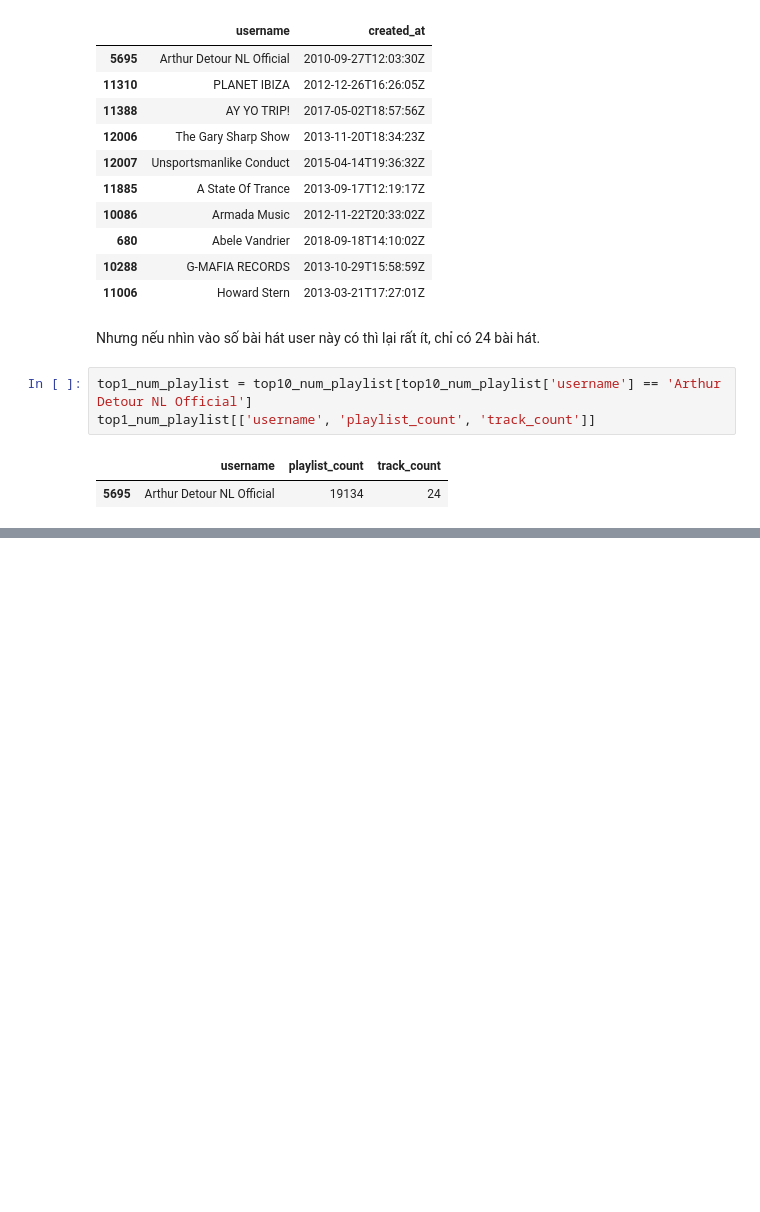
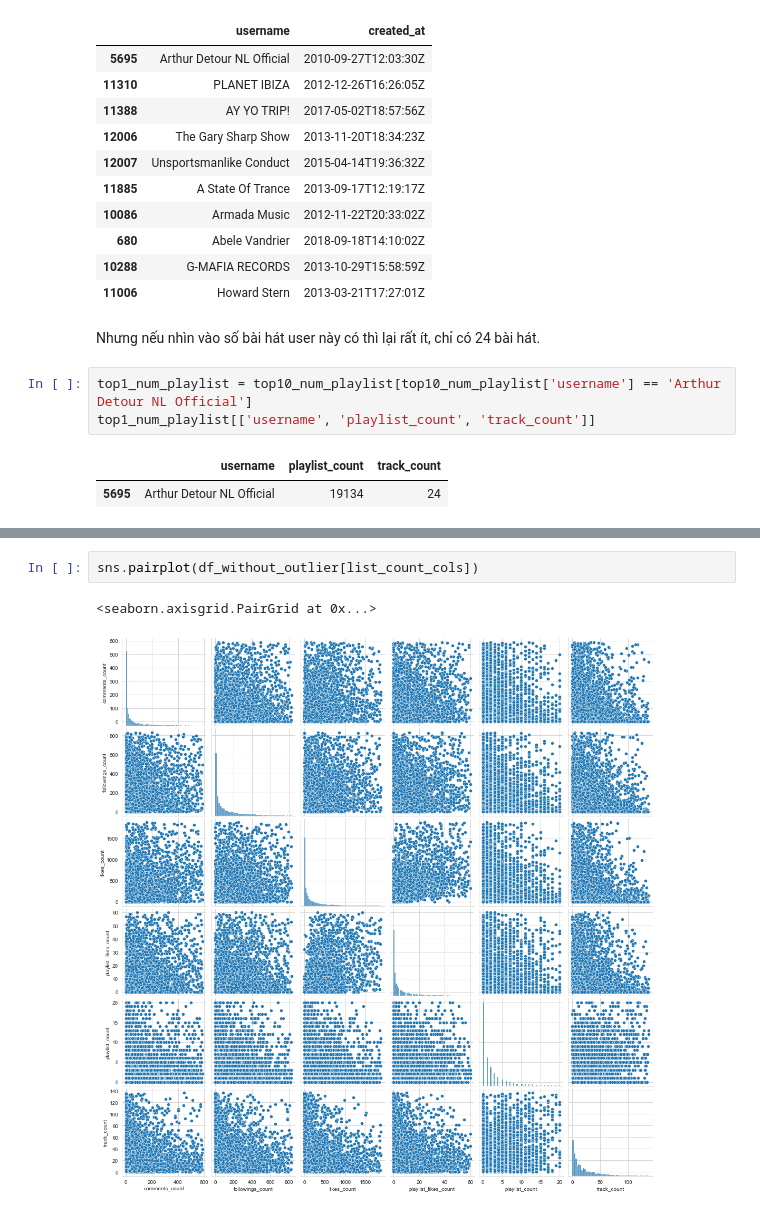
Before and after one commit to Qambitions/Introduce_DataScience_parse_soundclound, a Jupyter notebook: Tho_Workspace/Tho_notebook.ipynb, the cells around one changed output, grey strips where cells are left out. Drawn from its saved outputs; the diff is of its cells as text; blank space fills up the shorter version.

```diff
--- a/Tho_Workspace/Tho_notebook.ipynb
+++ b/Tho_Workspace/Tho_notebook.ipynb
@@ -126,0 +246,5 @@ top1_num_playlist[['username', 'playlist_count', 'track_count']]
+# %%
+sns.pairplot(df_without_outlier[list_count_cols])
+# %% [output]
+<seaborn.axisgrid.PairGrid at 0x...>
+[figure, added]
```
Also changed, not shown: parts of 15 cells of this notebook, 2 other files.
